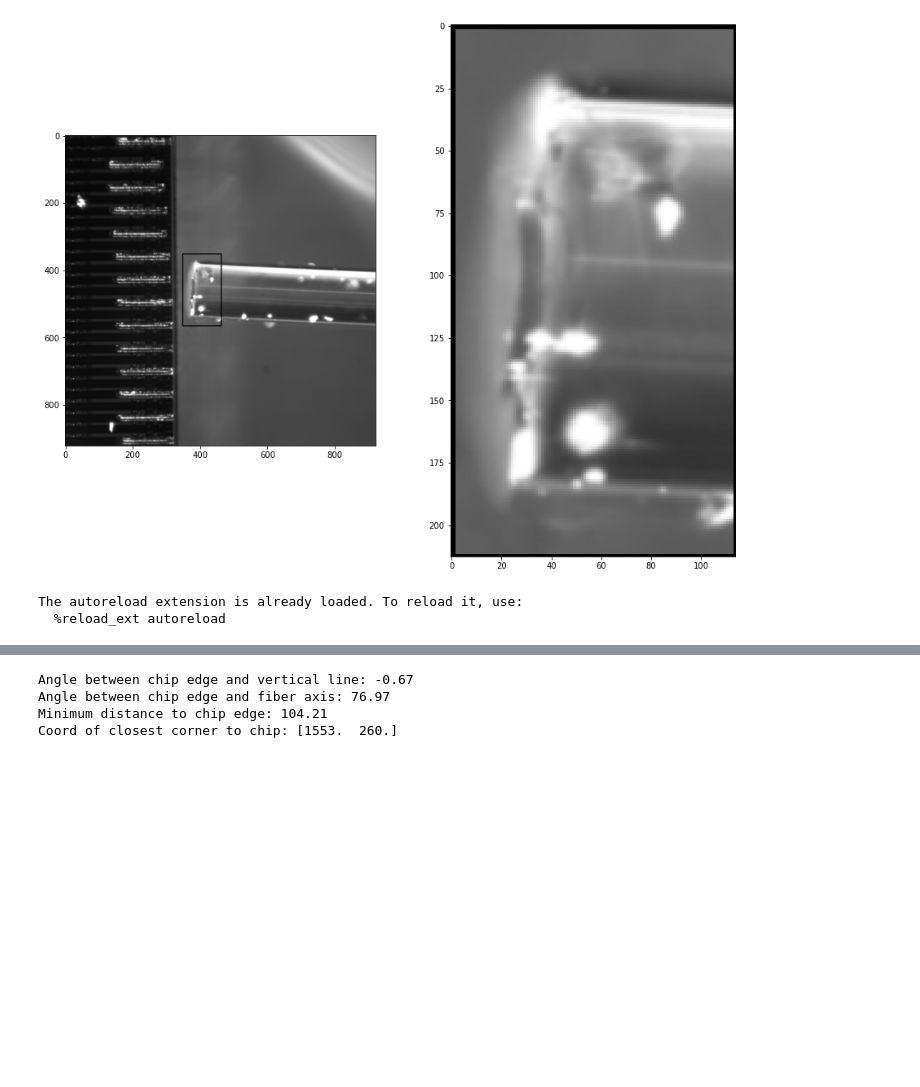
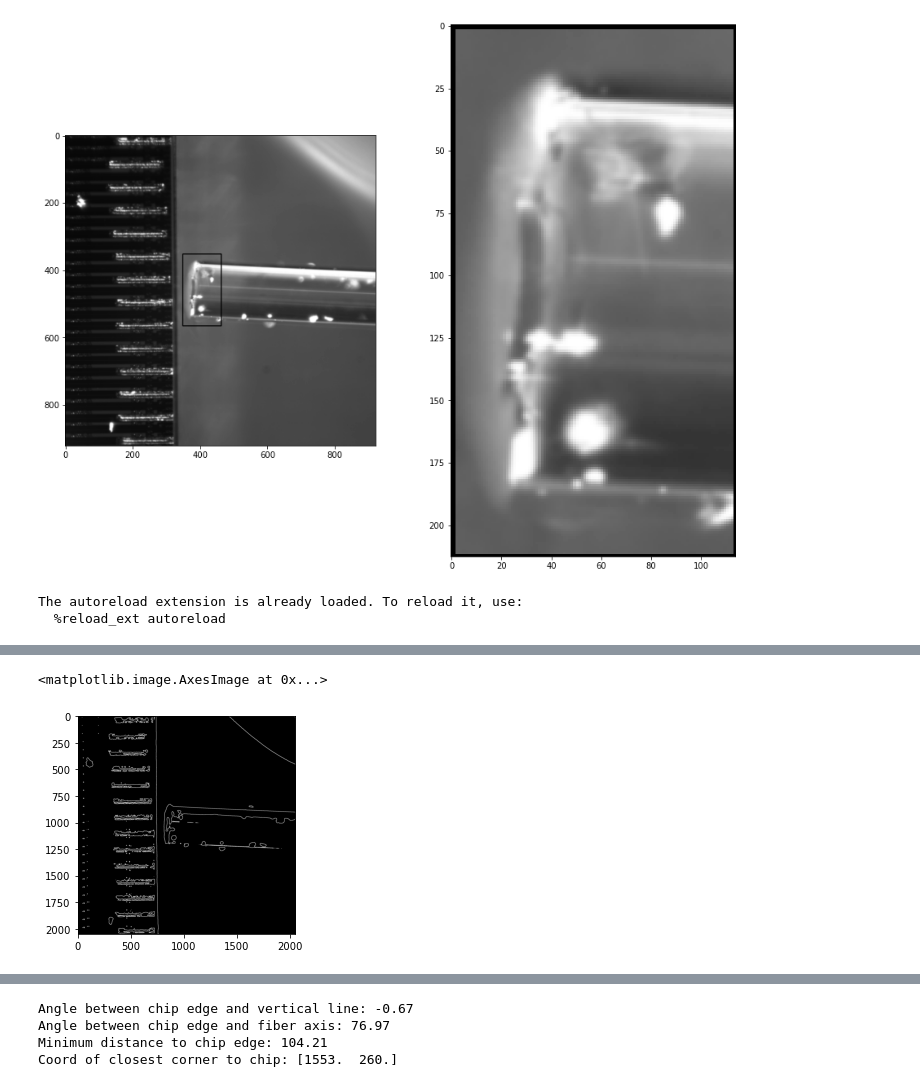
Before and after one commit to XanderPeetroons/visionautomation, a Jupyter notebook: fiber_img_notebook.ipynb, the cells around one changed output, grey strips where cells are left out. Drawn from its saved outputs; the diff is of its cells as text; code cells hidden in the pictures; blank space fills up the shorter version.

```diff
--- a/fiber_img_notebook.ipynb
+++ b/fiber_img_notebook.ipynb
@@ -593,0 +595,5 @@ Minimum distance to chip edge2: 106.79
+# %%
+plt.imshow(img_join(contour_chip, contour_fiber), cmap='gray')
+# %% [output]
+<matplotlib.image.AxesImage at 0x...>
+[figure, added]
```
Also changed, not shown: parts of 3 cells of this notebook, 4 other files.
